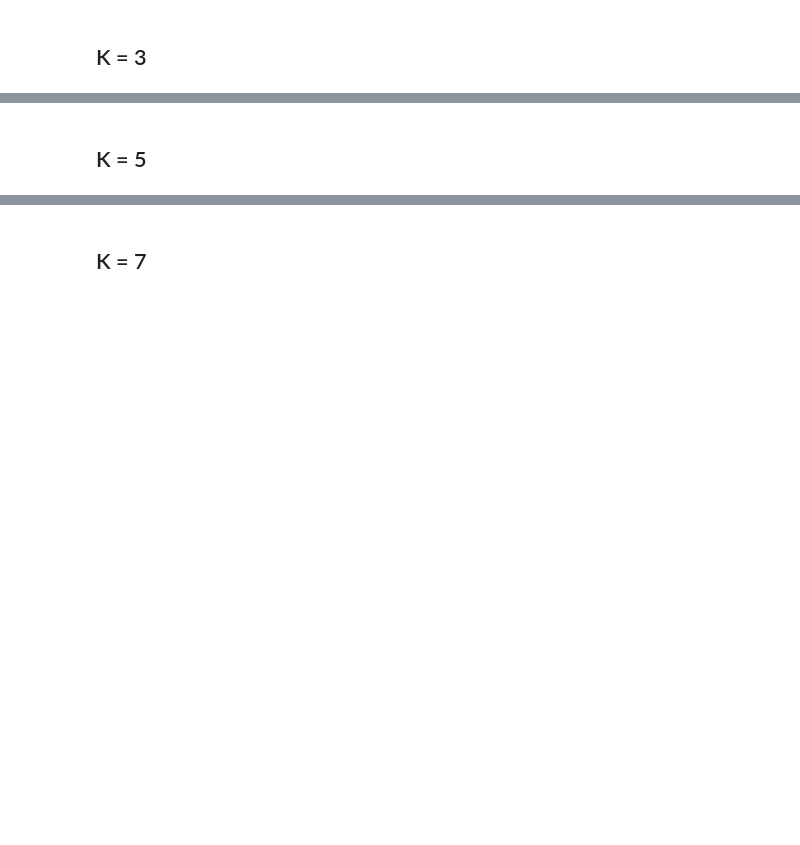
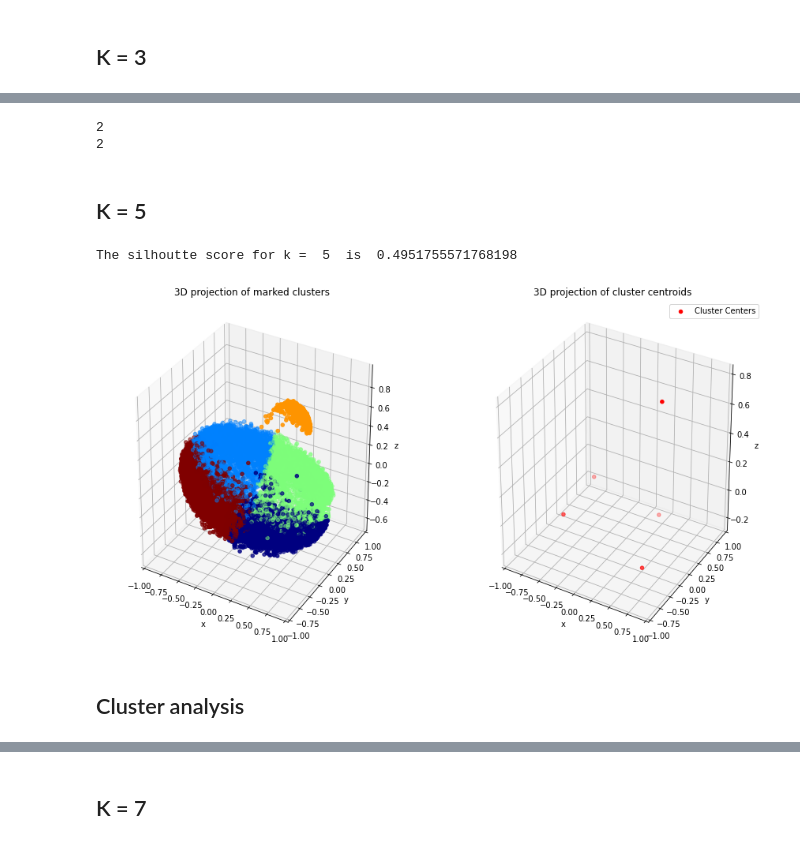
Before and after one commit to NeelMishra/Clustering-Analysis, a Jupyter notebook: Code/Question_2.ipynb, the cells around one changed output, grey strips where cells are left out. Saved outputs shown, nothing was run; the diff lists cells and outputs as text; code cells hidden in the pictures; blank space fills up the shorter version.

```diff
--- a/Code/Question_2.ipynb
+++ b/Code/Question_2.ipynb
@@ -197,2 +362,47 @@ The silhoutte score for k =  3  is  0.8163450839719909
+# %%
+# An example of second cluster is
+
+print(labels[0]+1) # Label corresponding to messi
+print(labels[1]+1) # Label corresponding to ronaldo
+# %% [output]
+2
+2
 # %% [markdown]
 ## K = 5
+# %%
+from sklearn.metrics import silhouette_score
+
+k = 5
+data_numpy = X_principal.to_numpy()
+kmeans = k_means(k)
+clusters, cluster_centers, labels,iteration = kmeans.fit(data_numpy)
+
+print("The silhoutte score for k = ", k, " is ", silhouette_score(data_numpy, np.array(labels)))
+
+fig = plt.figure(figsize=(15,8))
+ax = ax = fig.add_subplot(121, projection='3d')#fig.add_subplot(projection='3d')
+ax.scatter(X_principal['P1'], X_principal['P2'], X_principal['P3'],label=np.unique(labels), c = labels,  cmap ='jet' )
+cluster_centers = np.concatenate(cluster_centers)
+cluster_centers = cluster_centers.reshape(-1,3)
+ax.set_xlabel('x')
+ax.set_ylabel('y')
+ax.set_zlabel('z')
+ax.set_xlim(-1,1)
+ax.set_ylim(-1,1)
+ax.title.set_text('3D projection of marked clusters')
+
+ax = fig.add_subplot(122, projection='3d')
+ax.scatter(cluster_centers[:,0], cluster_centers[:,1], cluster_centers[:,2], label = "Cluster Centers", c='red')
+ax.set_xlabel('x')
+ax.set_ylabel('y')
+ax.set_zlabel('z')
+ax.set_xlim(-1,1)
+ax.set_ylim(-1,1)
+ax.title.set_text('3D projection of cluster centroids')
+ax.legend(loc="upper right")
+plt.show()
+# %% [output]
+The silhoutte score for k =  5  is  0.4951755571768198
+[figure, added]
+# %% [markdown]
+## Cluster analysis
```
Also changed, not shown: parts of 66 cells of this notebook.
